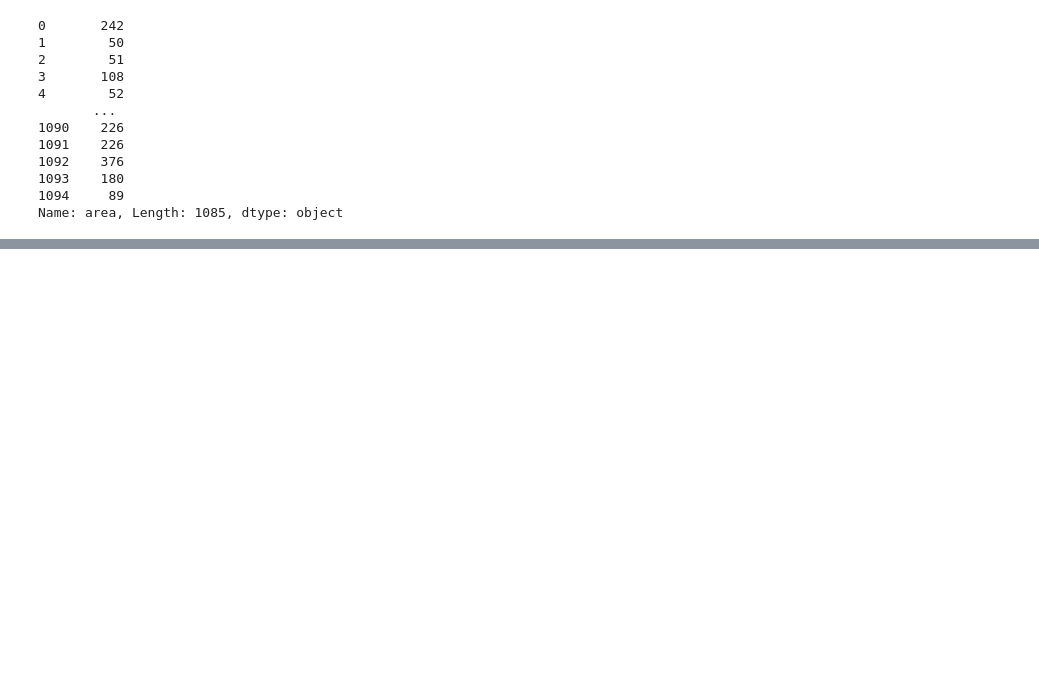
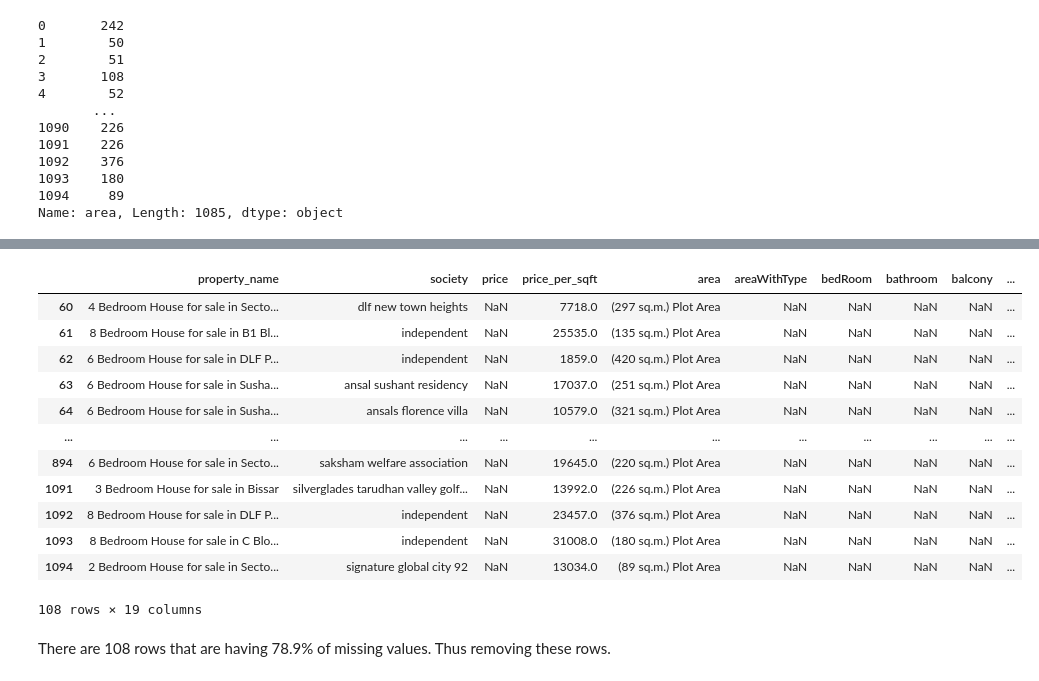
Before and after one commit to Tanwar-Aastha/Property-price-prediction, a Jupyter notebook: notebook/data_cleaning/houses_preprocessing.ipynb, the cells around one changed output, grey strips where cells are left out. Cells and saved outputs as stored; diff of their text form; code cells hidden in the pictures; blank space fills up the shorter version.

Commit message:
Data Cleaning

```diff
--- a/notebook/data_cleaning/houses_preprocessing.ipynb
+++ b/notebook/data_cleaning/houses_preprocessing.ipynb
@@ -275,0 +322,18 @@ Name: area, Length: 1085, dtype: object
+# %%
+data[data['bedRoom'].isna()]
+# %% [output]
+|  | property_name | society | price | price_per_sqft | area | areaWithType | bedRoom | bathroom | balcony | ... |
+| 60 | 4 Bedroom House for sale in Secto... | dlf new town heights | NaN | 7718.0 | (297 sq.m.) Plot Area | NaN | NaN | NaN | NaN | ... |
+| 61 | 8 Bedroom House for sale in B1 Bl... | independent | NaN | 25535.0 | (135 sq.m.) Plot Area | NaN | NaN | NaN | NaN | ... |
+| 62 | 6 Bedroom House for sale in DLF P... | independent | NaN | 1859.0 | (420 sq.m.) Plot Area | NaN | NaN | NaN | NaN | ... |
+| 63 | 6 Bedroom House for sale in Susha... | ansal sushant residency | NaN | 17037.0 | (251 sq.m.) Plot Area | NaN | NaN | NaN | NaN | ... |
+| 64 | 6 Bedroom House for sale in Susha... | ansals florence villa | NaN | 10579.0 | (321 sq.m.) Plot Area | NaN | NaN | NaN | NaN | ... |
+| ... | ... | ... | ... | ... | ... | ... | ... | ... | ... | ... |
+| 894 | 6 Bedroom House for sale in Secto... | saksham welfare association | NaN | 19645.0 | (220 sq.m.) Plot Area | NaN | NaN | NaN | NaN | ... |
+| 1091 | 3 Bedroom House for sale in Bissar | silverglades tarudhan valley golf... | NaN | 13992.0 | (226 sq.m.) Plot Area | NaN | NaN | NaN | NaN | ... |
+| 1092 | 8 Bedroom House for sale in DLF P... | independent | NaN | 23457.0 | (376 sq.m.) Plot Area | NaN | NaN | NaN | NaN | ... |
+| 1093 | 8 Bedroom House for sale in C Blo... | independent | NaN | 31008.0 | (180 sq.m.) Plot Area | NaN | NaN | NaN | NaN | ... |
+| 1094 | 2 Bedroom House for sale in Secto... | signature global city 92 | NaN | 13034.0 | (89 sq.m.) Plot Area | NaN | NaN | NaN | NaN | ... |
+108 rows × 19 columns
+# %% [markdown]
+There are 108 rows that are having 78.9% of missing values. Thus removing these rows.
```
Also changed, not shown: parts of 6 cells of this notebook.
